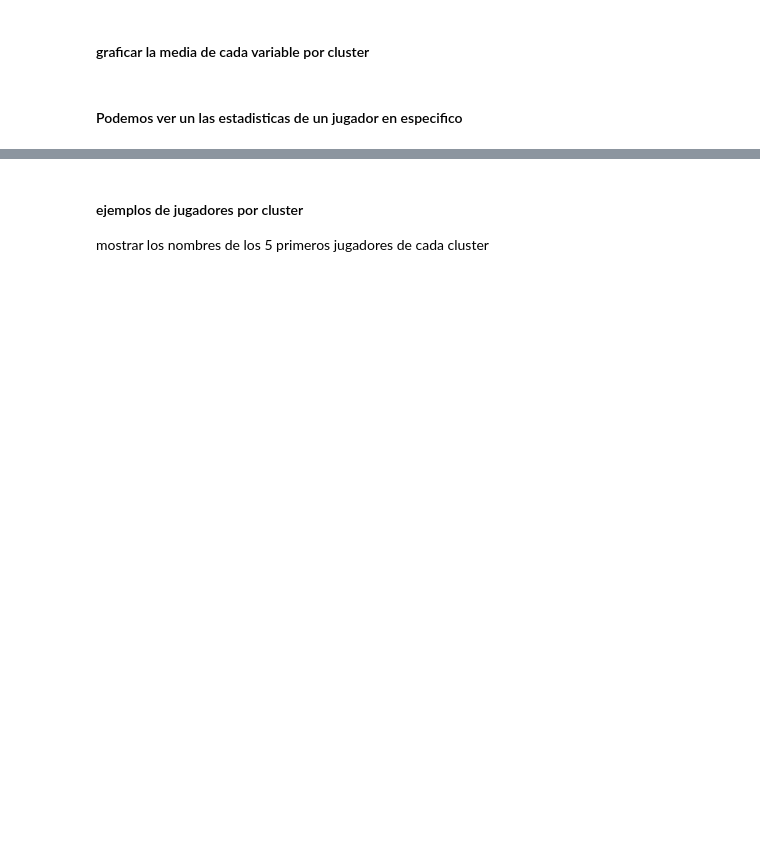
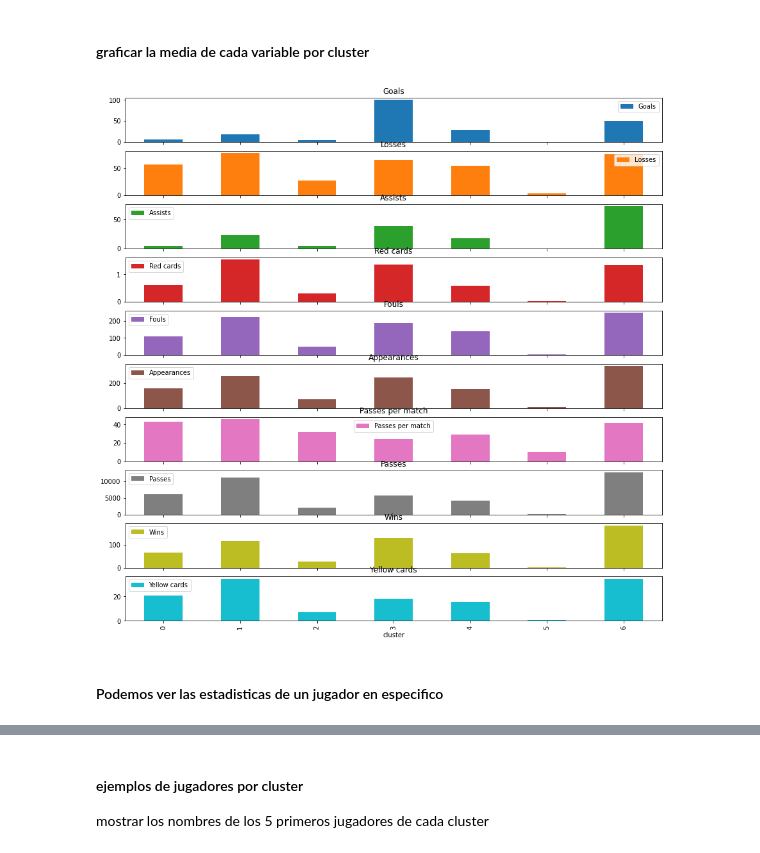
Before and after one commit to JPHITA/Monitoria-IA, a Jupyter notebook: Diapositivas/TALLER 5 - Aprendizaje NO supervisado CLUSTERING/taller.ipynb, the cells around one changed output, grey strips where cells are left out. Drawn from its saved outputs; the diff is of its cells as text; code cells hidden in the pictures; blank space fills up the shorter version.

```diff
--- a/Diapositivas/TALLER 5 - Aprendizaje NO supervisado CLUSTERING/taller.ipynb
+++ b/Diapositivas/TALLER 5 - Aprendizaje NO supervisado CLUSTERING/taller.ipynb
@@ -324,5 +437,11 @@ fig.show()
 # %% [markdown]
 #### graficar la media de cada variable por cluster
+# %%
+datos.groupby("cluster").mean().plot.bar(subplots=True, figsize=(15,15))
+
+plt.show()
+# %% [output]
+[figure, added]
 # %% [markdown]
-#### Podemos ver un las estadisticas de un jugador en especifico
+#### Podemos ver las estadisticas de un jugador en especifico
 # %%
```
Also changed, not shown: parts of 19 cells of this notebook, 4 other files.
